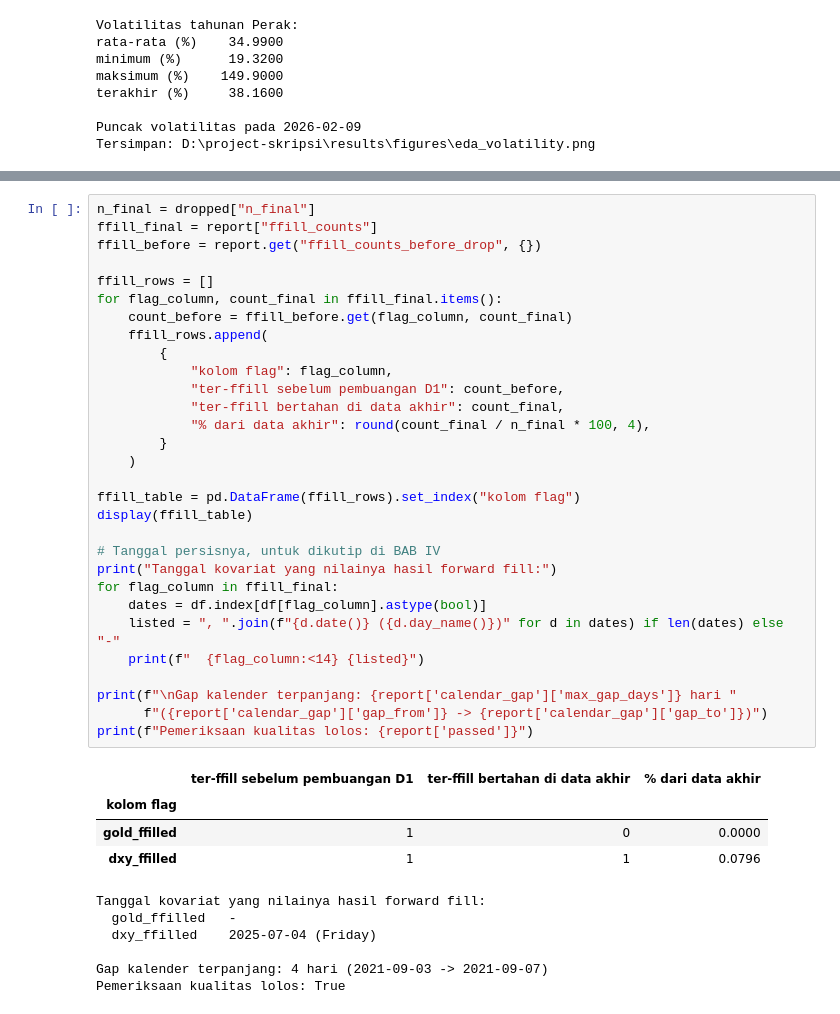
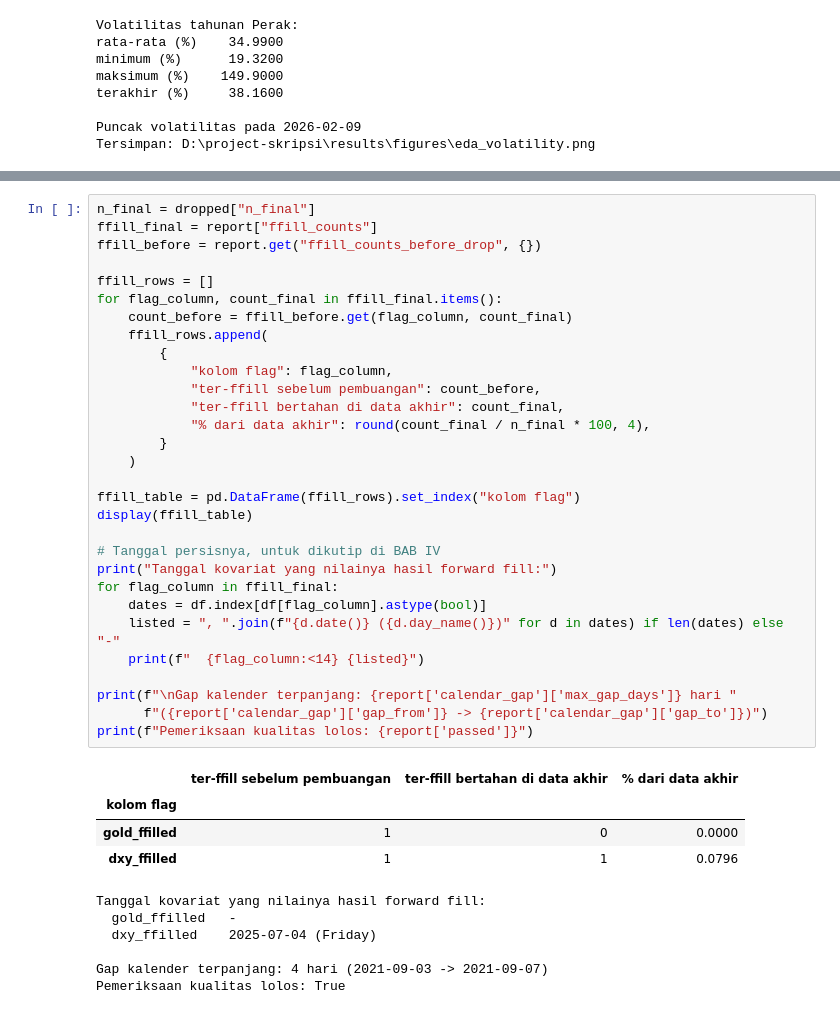
Before and after one commit to 625536r/skripsi-chronos2-perak, a Jupyter notebook: notebooks/01_eda_data.ipynb, the cells around one changed output, grey strips where cells are left out. Drawn from its saved outputs; the diff is of its cells as text.

```diff
--- a/notebooks/01_eda_data.ipynb
+++ b/notebooks/01_eda_data.ipynb
@@ -531,35 +531,35 @@ d1_table
 # %%
 n_final = dropped["n_final"]
 ffill_final = report["ffill_counts"]
 ffill_before = report.get("ffill_counts_before_drop", {})
 
 ffill_rows = []
 for flag_column, count_final in ffill_final.items():
     count_before = ffill_before.get(flag_column, count_final)
     ffill_rows.append(
         {
             "kolom flag": flag_column,
-            "ter-ffill sebelum pembuangan D1": count_before,
+            "ter-ffill sebelum pembuangan": count_before,
             "ter-ffill bertahan di data akhir": count_final,
             "% dari data akhir": round(count_final / n_final * 100, 4),
         }
     )
 
 ffill_table = pd.DataFrame(ffill_rows).set_index("kolom flag")
 display(ffill_table)
 
 # Tanggal persisnya, untuk dikutip di BAB IV
 print("Tanggal kovariat yang nilainya hasil forward fill:")
 for flag_column in ffill_final:
     dates = df.index[df[flag_column].astype(bool)]
     listed = ", ".join(f"{d.date()} ({d.day_name()})" for d in dates) if len(dates) else "-"
     print(f"  {flag_column:<14} {listed}")
 
 print(f"\nGap kalender terpanjang: {report['calendar_gap']['max_gap_days']} hari "
       f"({report['calendar_gap']['gap_from']} -> {report['calendar_gap']['gap_to']})")
 print(f"Pemeriksaan kualitas lolos: {report['passed']}")
 # %% [output]
-|  | ter-ffill sebelum pembuangan D1 | ter-ffill bertahan di data akhir | % dari data akhir |
+|  | ter-ffill sebelum pembuangan | ter-ffill bertahan di data akhir | % dari data akhir |
 | kolom flag |  |  |  |
 | gold_ffilled | 1 | 0 | 0.0000 |
 | dxy_ffilled | 1 | 1 | 0.0796 |
```
Also changed, not shown: parts of 11 cells of this notebook, 42 other files.
